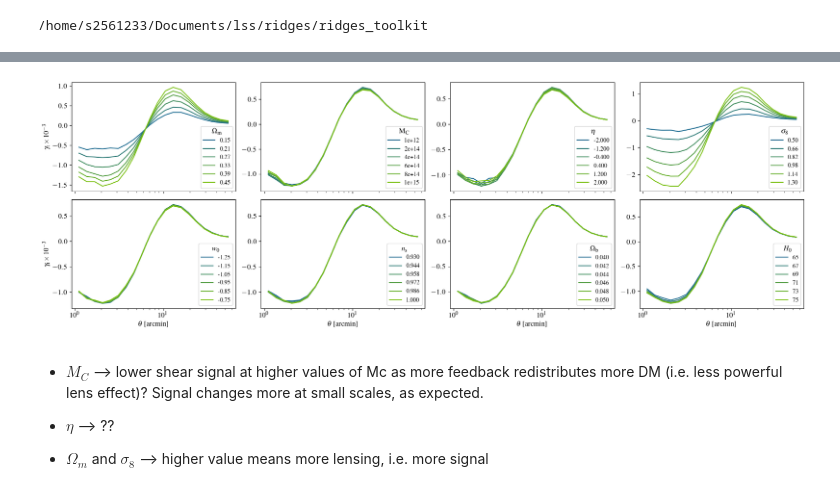
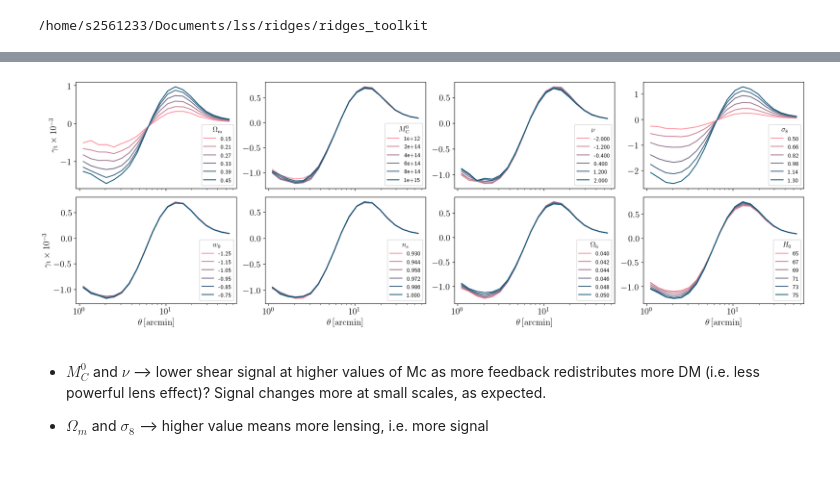
Before and after one commit to joezuntz/ridges_toolkit, a Jupyter notebook: emu/notebooks/response_to_parameters.ipynb, the cells around one changed output, grey strips where cells are left out. Saved outputs shown, nothing was run; the diff lists cells and outputs as text; code cells hidden in the pictures.

```diff
--- a/emu/notebooks/response_to_parameters.ipynb
+++ b/emu/notebooks/response_to_parameters.ipynb
@@ -31,13 +31,13 @@ I0000 00:00:1789554753.733385  778583 cudart_stub.cc:31] Could not find cuda dri
 # %%
 N = 6
 
-my_blues = LinearSegmentedColormap.from_list("", ["#18698F","#7AC011"])
+my_blues = LinearSegmentedColormap.from_list("", ["#FF8E9D","#0E5779"])
 norm = Normalize(vmin=0, vmax=N-1)
 sm = ScalarMappable(cmap=my_blues, norm=norm)
 sm.set_array([])
 
 from matplotlib import rc
-rc('text', usetex=False)
+rc('text', usetex=True)
 # rc('font',**{'family':'serif','serif':['Times']})
 # %%
 %cd /home/s2561233/Documents/lss/ridges/ridges_toolkit
@@ -85,8 +85,8 @@ param_labels = {
     'ns': r'$n_{\rm s}$',
     'Omega_b': r'$\Omega_{\rm b}$',
     'H0': r'$H_0$',
-    'bary_Mc': r'M$_{\rm C}$',
-    'bary_nu': r'$\eta$'
+    'bary_Mc': r'$M^0_{\rm C}$',
+    'bary_nu': r'$\nu$'
 }
 
 bin_l = 0
@@ -112,7 +117,4 @@ E0000 00:00:1789554754.398411  778583 cuda_platform.cc:52] failed call to cuInit
 # %%
-rc('text', usetex=True)
-rc('font',**{'family':'serif','serif':['Times']})
-
 param_dict = fiducials.copy()
 
 nparams = len(fiducials)
@@ -146,13 +148,13 @@ for ax, par in zip(axes, fiducials.keys()):
     param_dict[par] = fiducials[par]
     ax.legend(title=param_labels[par], fontsize=10, title_fontsize=12, loc='lower right')
     ax.set_xscale('log')
-    ax.tick_params(axis='both', which='major', labelsize=12)
+    ax.tick_params(axis='both', which='major', labelsize=15)
 
-axes[0].set_ylabel(r'$\gamma_{\rm t}\times 10^{-3}$', fontsize=12)
-axes[4].set_ylabel(r'$\gamma_{\rm t}\times 10^{-3}$', fontsize=12)
+axes[0].set_ylabel(r'$\gamma_{\rm t}\times 10^{-3}$', fontsize=15)
+axes[4].set_ylabel(r'$\gamma_{\rm t}\times 10^{-3}$', fontsize=15)
 
 for ax in axes[-4:]:
-    ax.set_xlabel(r'$\theta$ [arcmin]', fontsize=12)
+    ax.set_xlabel(r'$\theta \, [\rm arcmin]$', fontsize=15)
 
 
 fig.tight_layout()
@@ -163,7 +163,5 @@ WARNING:tensorflow:6 out of the last 6 calls to <function TensorFlowTrainer.make
-[figure, old version]
+[figure, new version]
 # %% [markdown]
-- $M_C$ --> lower shear signal at higher values of Mc as more feedback redistributes more DM (i.e. less powerful lens effect)? Signal changes more at small scales, as expected.
-
-- $\eta$ --> ??
+- $M^0_C$ and $\nu$ --> lower shear signal at higher values of Mc as more feedback redistributes more DM (i.e. less powerful lens effect)? Signal changes more at small scales, as expected.
 
 - $\Omega_m$ and $\sigma_8$ --> higher value means more lensing, i.e. more signal
```
Also changed, not shown: parts of 3 cells of this notebook, 4 other files.
